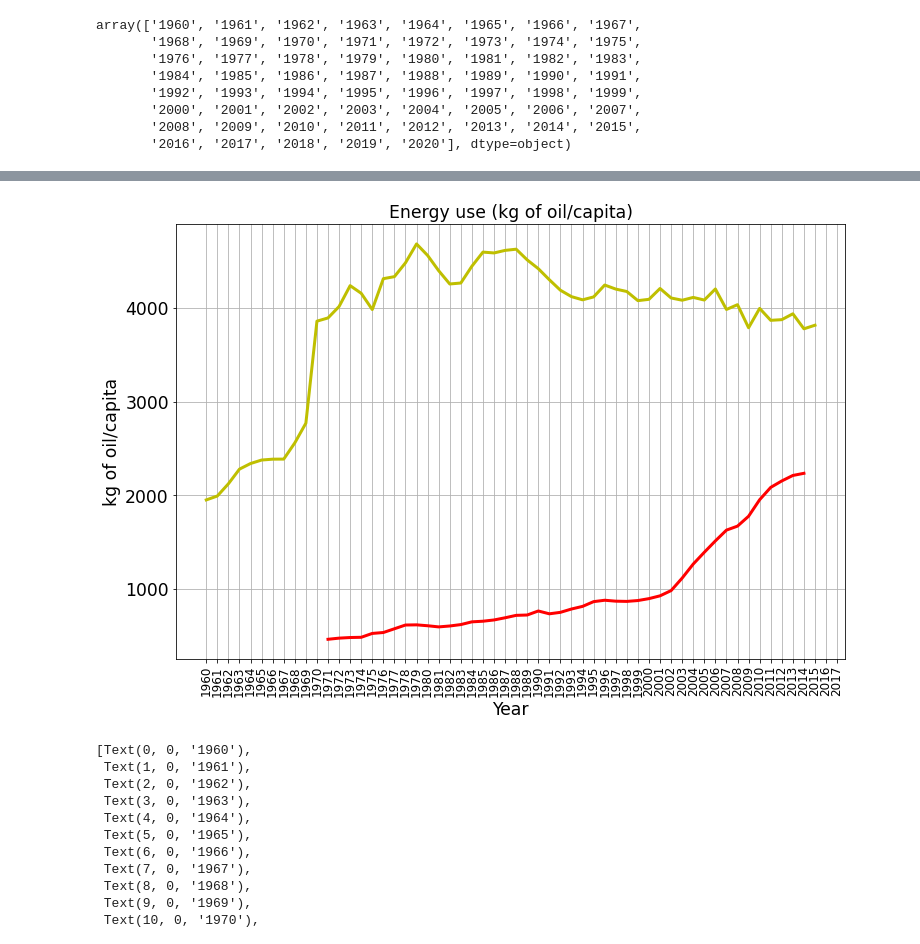
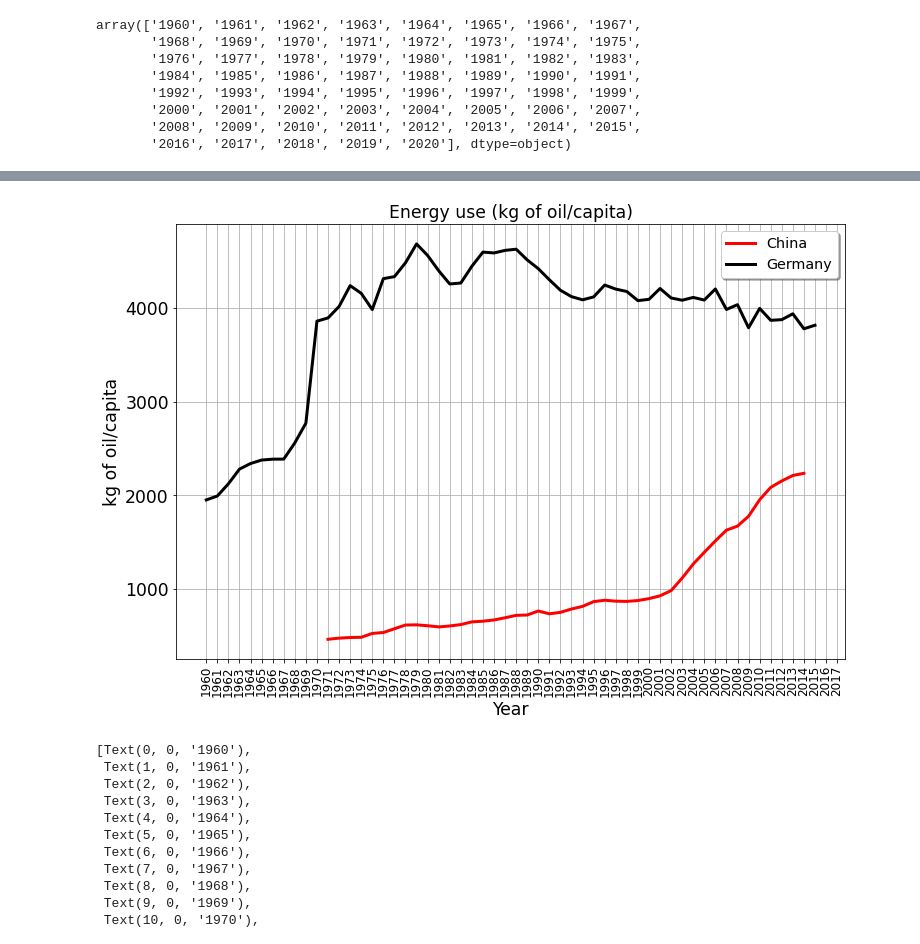
Before and after one commit to alfonsotis/RestitutionDonnees, a Jupyter notebook: FInalProject_ALFO2.ipynb, the cells around one changed output, grey strips where cells are left out. Drawn from its saved outputs; the diff is of its cells as text; code cells hidden in the pictures.

```diff
--- a/FInalProject_ALFO2.ipynb
+++ b/FInalProject_ALFO2.ipynb
@@ -184,28 +177,31 @@ df_enegy_chine_melt.head()
 # %%
 plt.rc('lines', linewidth=3, linestyle='-')
 
-x = c["Year"]
+x = df_enegy_chine_melt["Year"]
 y = df_enegy_chine_melt["value"]
-# conso_energy_capita
+# conso_energy_capita 'k--', label='Model length', loc='upper center'
 
 fig, ax = plt.subplots(figsize=(12, 8))
-ax.plot(x, y, color="r")
+ax.plot(x, y, color="r", label='China')
 
 
 x = df_enegy_germa_melt["Year"]
 y = df_enegy_germa_melt["value"]
-ax.plot(x, y, color="y")
+ax.plot(x, y, label='Germany',  color="black")
 
 
 ax.set(xlabel='Year', ylabel='kg of oil/capita',
        title='Energy use (kg of oil/capita)')
 ax.grid()
 ax.set_xticklabels(df_enegy_chine_melt["Year"].unique(), rotation = 90)
 
+legend = ax.legend(loc='best', shadow=True, fontsize='x-large')
+legend.get_frame().set_facecolor('white')
+
 
 plt.show()
 # %% [output]
-[figure, old version]
+[figure, new version]
 # %%
 plt.figure(figsize=(25,10))
 g = sns.lineplot(data=df_enegy_chine_melt, x="Year", y="value", hue="Country")
```
Also changed, not shown: parts of 24 cells of this notebook.
